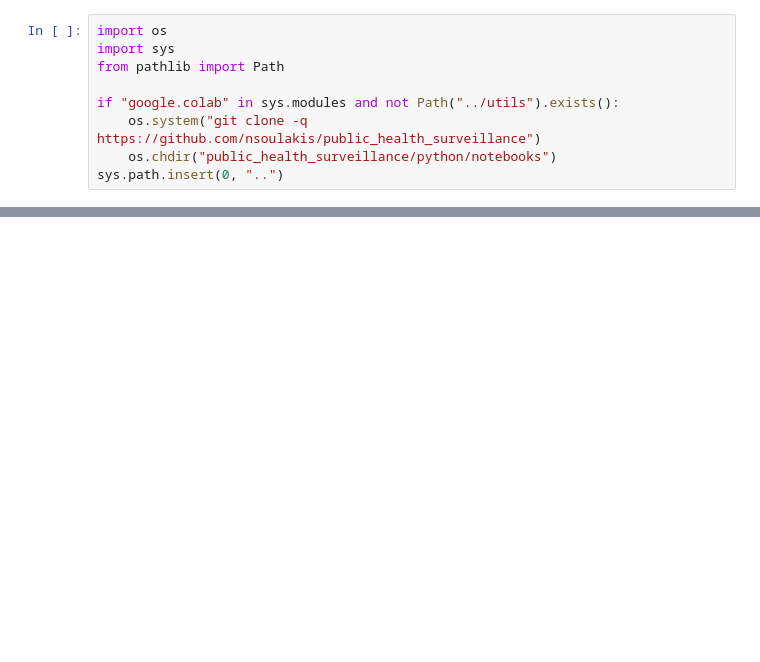
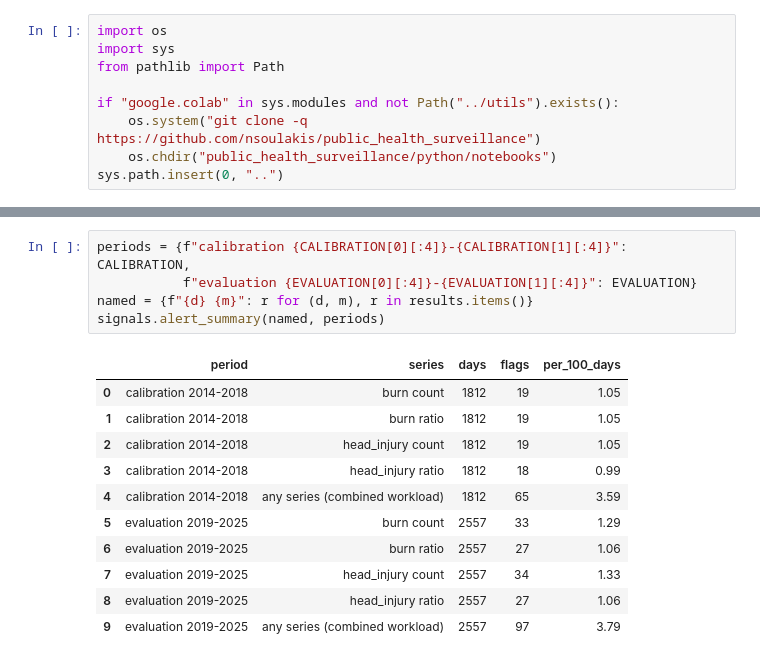
Before and after one commit to nsoulakis/public_health_surveillance, a Jupyter notebook: python/notebooks/02_signals.ipynb, the cells around one changed output, grey strips where cells are left out. Cells and saved outputs as stored; diff of their text form; blank space fills up the shorter version.

```diff
--- a/python/notebooks/02_signals.ipynb
+++ b/python/notebooks/02_signals.ipynb
@@ -62,0 +100,17 @@ flag_summary(results)
+# %%
+periods = {f"calibration {CALIBRATION[0][:4]}-{CALIBRATION[1][:4]}": CALIBRATION,
+           f"evaluation {EVALUATION[0][:4]}-{EVALUATION[1][:4]}": EVALUATION}
+named = {f"{d} {m}": r for (d, m), r in results.items()}
+signals.alert_summary(named, periods)
+# %% [output]
+|  | period | series | days | flags | per_100_days |
+| 0 | calibration 2014-2018 | burn count | 1812 | 19 | 1.05 |
+| 1 | calibration 2014-2018 | burn ratio | 1812 | 19 | 1.05 |
+| 2 | calibration 2014-2018 | head_injury count | 1812 | 19 | 1.05 |
+| 3 | calibration 2014-2018 | head_injury ratio | 1812 | 18 | 0.99 |
+| 4 | calibration 2014-2018 | any series (combined workload) | 1812 | 65 | 3.59 |
+| 5 | evaluation 2019-2025 | burn count | 2557 | 33 | 1.29 |
+| 6 | evaluation 2019-2025 | burn ratio | 2557 | 27 | 1.06 |
+| 7 | evaluation 2019-2025 | head_injury count | 2557 | 34 | 1.33 |
+| 8 | evaluation 2019-2025 | head_injury ratio | 2557 | 27 | 1.06 |
+| 9 | evaluation 2019-2025 | any series (combined workload) | 2557 | 97 | 3.79 |
```
Also changed, not shown: parts of 32 cells of this notebook, 42 other files.
